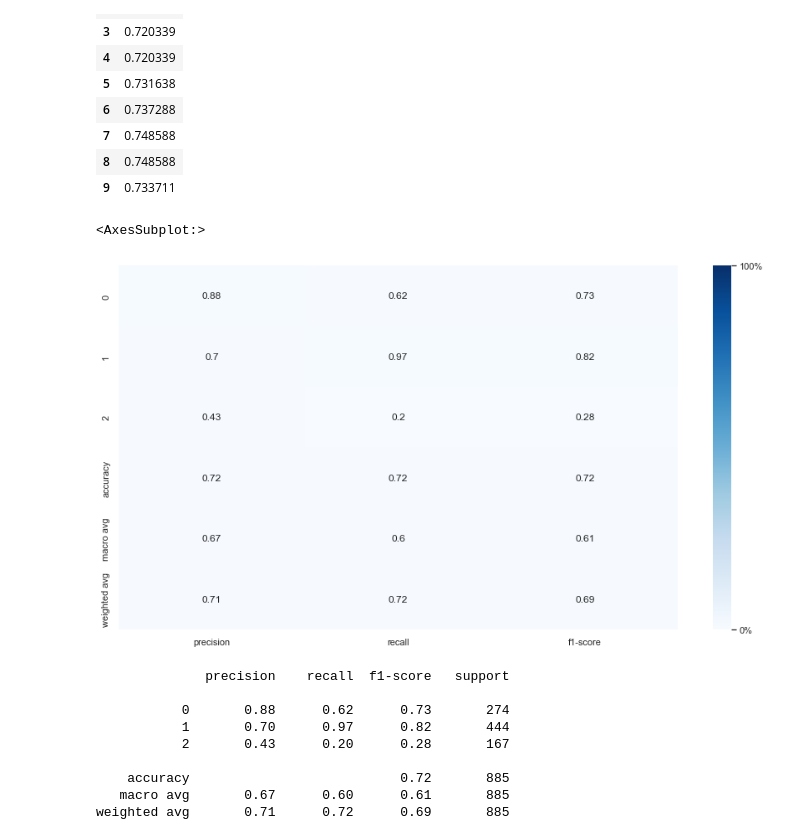
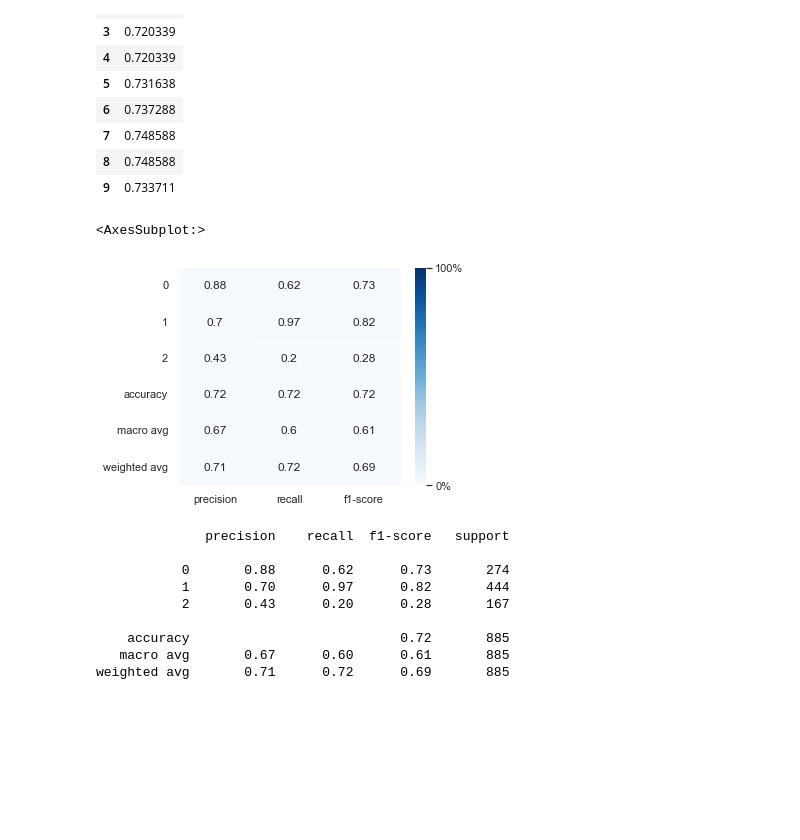
Before and after one commit to Saeem03/CSE-445-Project, a Jupyter notebook: Course Files/Project/Decision Code .ipynb, the cells around one changed output. Saved outputs shown, nothing was run; the diff lists cells and outputs as text; code cells hidden in the pictures; blank space fills up the shorter version.

```diff
--- a/Course Files/Project/Decision Code .ipynb
+++ b/Course Files/Project/Decision Code .ipynb
@@ -12,7 +19,7 @@ from sklearn.inspection import DecisionBoundaryDisplay
 # %%
 # load dataset
-data = pd.read_csv("Kaggle/Dropout_Academic Success - Sheet1.csv")
-# data.Target = data.Target.replace({'Dropout':0,'Graduate':2,"Enrolled":2})
+data = pd.read_csv("Dataset/Dropout_Academic Success - Sheet1.csv")
+# data.Target = data.Target.replace({'Dropout':0,'Graduate':1,"Enrolled":2})
 # %%
 data.info()
 # %% [output]
@@ -202,13 +283,13 @@ pd.DataFrame(scores,columns=['Accuracy'])
 | 8 | 0.748588 |
 | 9 | 0.733711 |
 # %%
-sns.set(rc = {'figure.figsize':(15,8)})
+sns.set(rc = {'figure.figsize':(5,4)})
 sns.heatmap(pd.DataFrame(classification_report(y_test, y_pred,output_dict=True)).iloc[:-1,:].T, annot=True,cmap='Blues',cbar_kws={'format': '%.0f%%', 'ticks': [0, 100]},
             vmax=100,
             vmin=0)
 # %% [output]
 <AxesSubplot:>
-[figure, old version]
+[figure, new version]
 # %%
 print(classification_report(y_test, y_pred))
 # %% [output]
```
Also changed, not shown: parts of 21 cells of this notebook, 10 other files.
